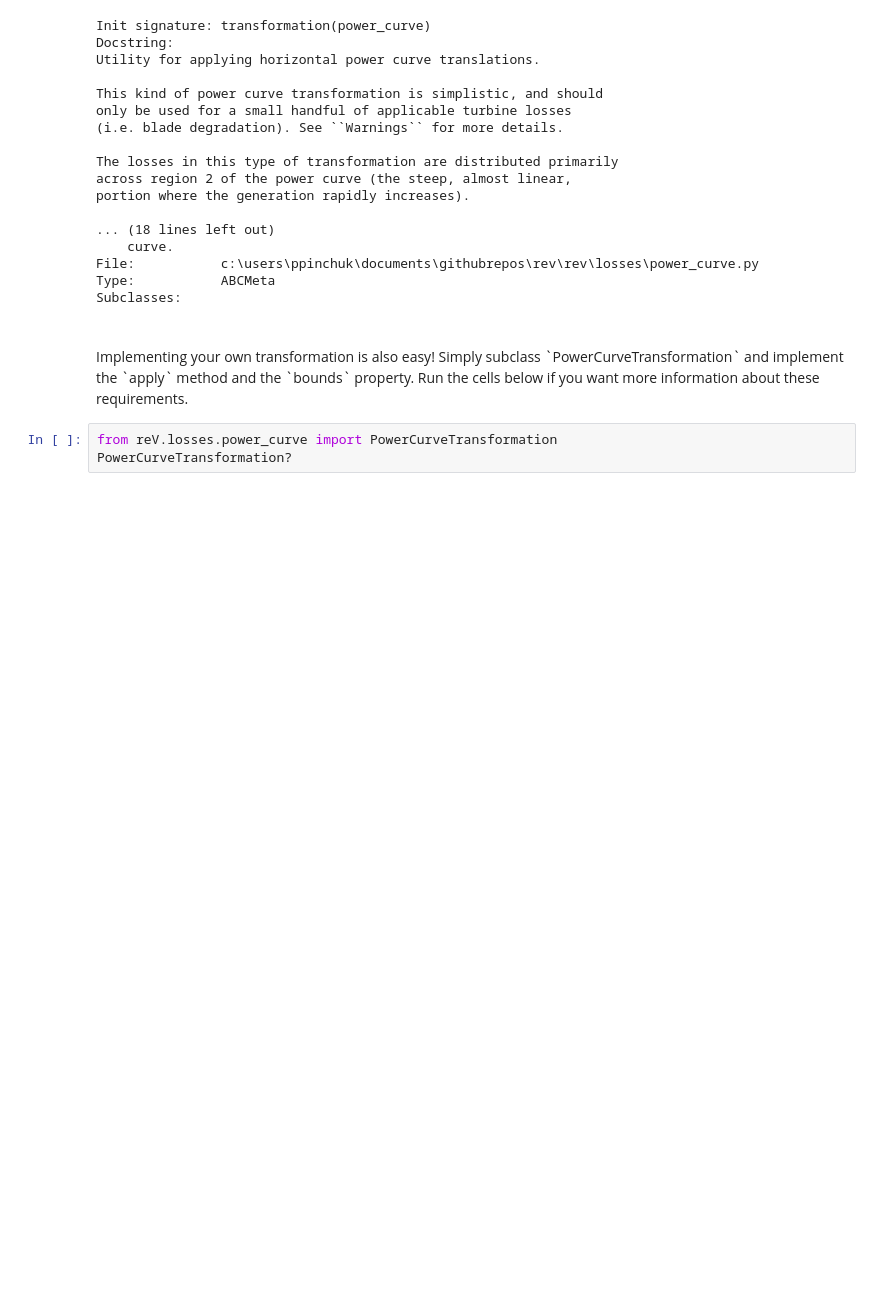
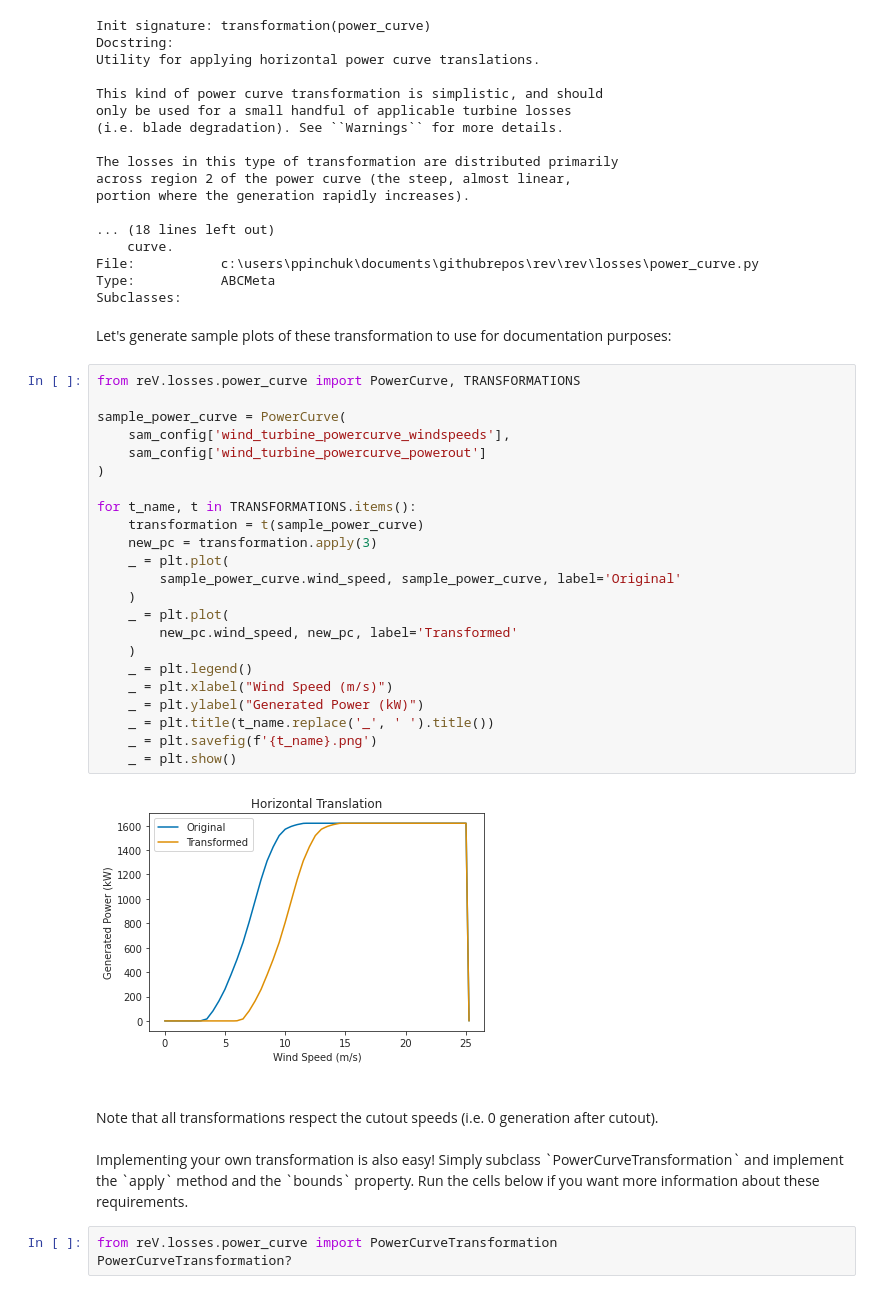
Before and after one commit to NREL/reV, a Jupyter notebook: examples/rev_losses/rev_losses_demo.ipynb, the cells around one changed output. Cells and saved outputs as stored; diff of their text form; blank space fills up the shorter version.

Commit message:
Added power curve shift plot to example notebook and documentation

```diff
--- a/examples/rev_losses/rev_losses_demo.ipynb
+++ b/examples/rev_losses/rev_losses_demo.ipynb
@@ -216,8 +217,38 @@ portion where the generation rapidly increases).
 File:           c:\users\ppinchuk\documents\githubrepos\rev\rev\losses\power_curve.py
 Type:           ABCMeta
 Subclasses:
+# %% [markdown]
+Let's generate sample plots of these transformation to use for documentation purposes:
+# %%
+from reV.losses.power_curve import PowerCurve, TRANSFORMATIONS
+
+sample_power_curve = PowerCurve(
+    sam_config['wind_turbine_powercurve_windspeeds'],
+    sam_config['wind_turbine_powercurve_powerout']
+)
+
+for t_name, t in TRANSFORMATIONS.items():
+    transformation = t(sample_power_curve)
+    new_pc = transformation.apply(3)
+    _ = plt.plot(
+        sample_power_curve.wind_speed, sample_power_curve, label='Original'
+    )
+    _ = plt.plot(
+        new_pc.wind_speed, new_pc, label='Transformed'
+    )
+    _ = plt.legend()
+    _ = plt.xlabel("Wind Speed (m/s)")
+    _ = plt.ylabel("Generated Power (kW)")
+    _ = plt.title(t_name.replace('_', ' ').title())
+    _ = plt.savefig(f'{t_name}.png')
+    _ = plt.show()
+# %% [output]
+[figure, added]
 # %% [markdown]
 <br>
+Note that all transformations respect the cutout speeds (i.e. 0 generation after cutout).
+<br>
+<br>
 Implementing your own transformation is also easy! Simply subclass `PowerCurveTransformation` and implement the `apply` method and the `bounds` property. Run the cells below if you want more information about these requirements.
 # %%
 from reV.losses.power_curve import PowerCurveTransformation
```
Also changed, not shown: parts of 3 cells of this notebook, 2 other files.
